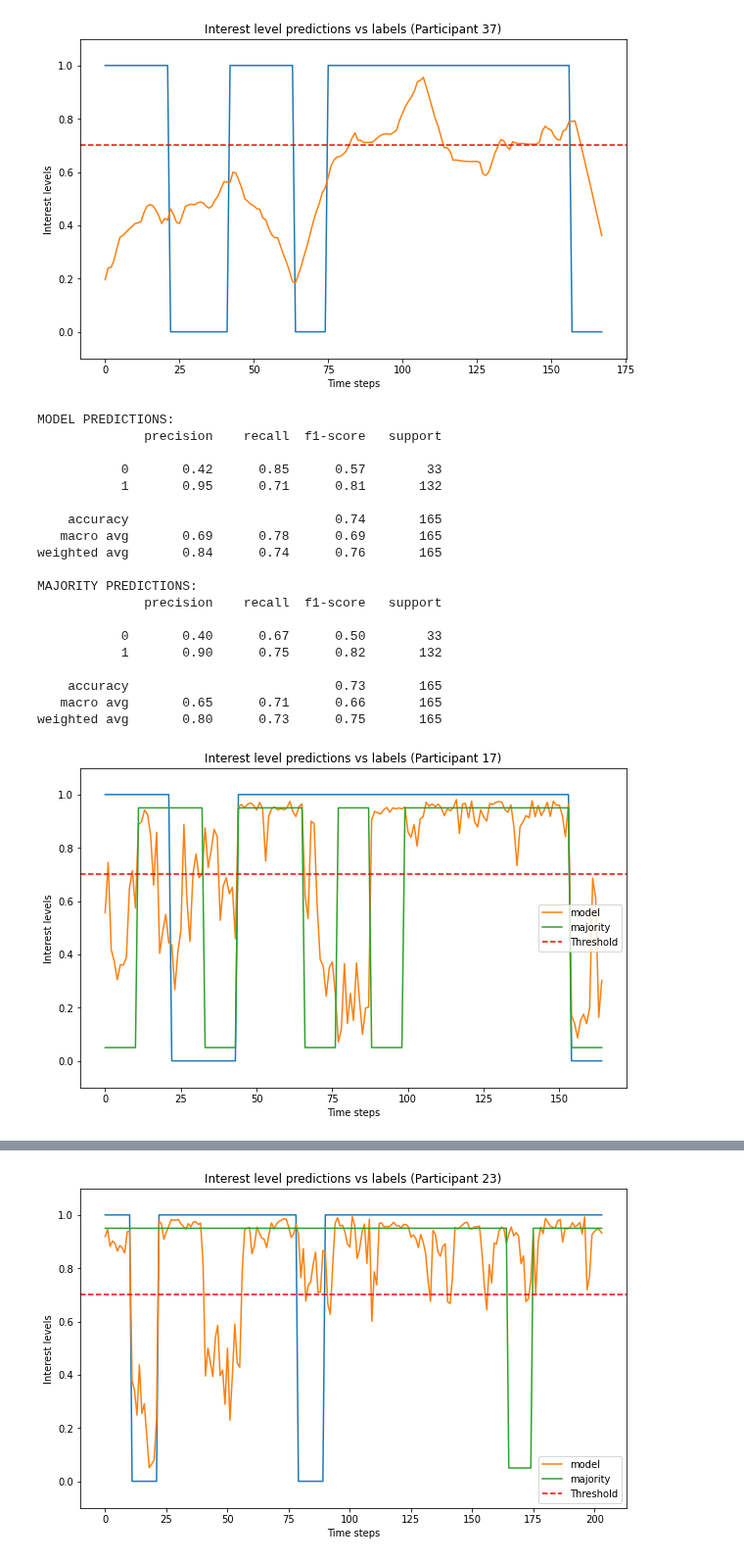
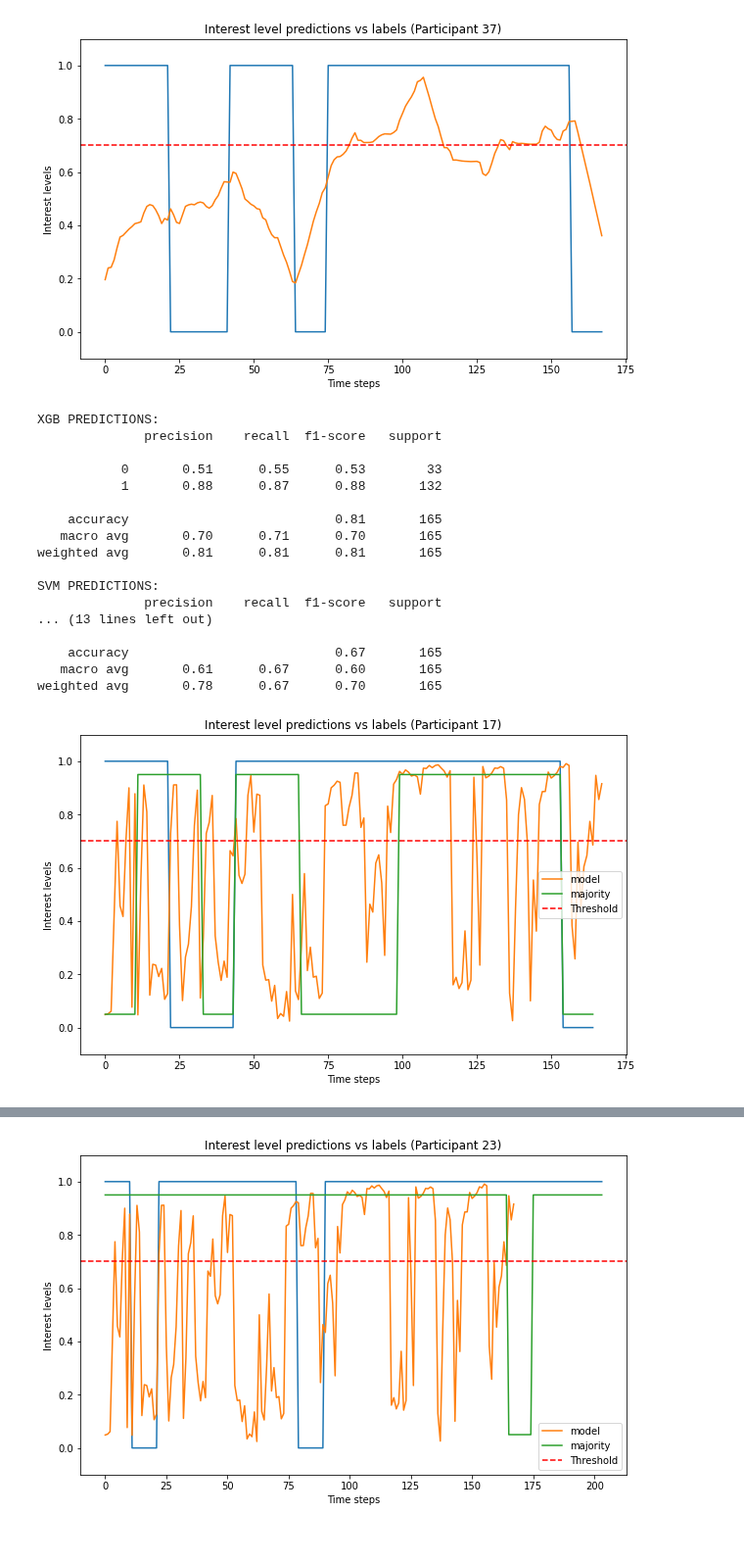
Before and after one commit to ramon284/Interest-predictor, a Jupyter notebook: zpredict.ipynb, the cells around one changed output, grey strips where cells are left out. Shown at 98% size. Drawn from its saved outputs; the diff is of its cells as text; code cells hidden in the pictures.

```diff
--- a/zpredict.ipynb
+++ b/zpredict.ipynb
@@ -34,11 +34,11 @@ def preprocess(df, humanCheck = False):
 
     featureTest = ['AU5', 'AU10', 'AU15', 'AU26', 'AU28', 'looking_away', 'AU1_diff', 'AU2_diff', 'AU4_diff', 'AU5_diff', 'AU6_diff', 'AU7_diff', 'AU9_diff', 'AU10_diff',
                    'AU11_diff', 'AU12_diff', 'AU14_diff', 'AU15_diff', 'AU17_diff', 'AU20_diff', 'AU23_diff', 'AU24_diff', 'AU25_diff', 'AU26_diff', 'AU28_diff',
-                   'AU43_diff', 'anger_diff', 'disgust_diff', 'fear_diff', 'happiness_diff', 'surprise_diff', 'neutral_diff', 'emotion_mirroring_diff']
+                   'AU43_diff', 'anger_diff', 'disgust_diff', 'fear_diff', 'happiness_diff', 'surprise_diff', 'neutral_diff']
     ##      + listEmoDiff
-    listOther = ['emotion_mirroring']
+    listOther = ['emotion_mirroring_diff']
 
-    totalcolumns = listBB + listLandmarks + listTime  + listEyes + featureTest# + listOther# + listFaceDirection
+    totalcolumns = listBB + listLandmarks + listTime  + listEyes + featureTest + listOther# + listFaceDirection
 
     df = df.drop(columns = totalcolumns)
     df = df.drop(columns=['pupil_direction', 'Person'])
@@ -610,7 +635,10 @@ weighted avg       0.76      0.58      0.61       168
 [figure]
 # %%
 test_indices = [17, 23, 32]
-y_pred_agg = []
+y_pred_agg_svm = []
+y_score_svm_agg = []
+y_pred_agg_xgb = []
+y_score_xgb_agg = []
 realLabels_agg = []
 liridon_agg = []
 elena_agg = []
@@ -639,13 +667,21 @@ for ind in test_indices:
     otherDF = otherDF.drop(columns=['Label', 'Frame', 'liridonLabels', 'elenaLabels', 'sunnyLabels'])
     otherDF = otherDF.fillna(otherDF.median())
 
-    y_pred_proba = svm_clf.predict_proba(otherDF)
-    y_pred = svm_clf.predict(otherDF)
-    y_pred_agg += y_pred.tolist()
+    y_score_svm = svm_clf.predict_proba(otherDF)[:, 1]
+    y_pred_svm = svm_clf.predict(otherDF)
+    y_pred_agg_svm += y_pred_svm.tolist()
+    y_score_svm_agg += y_pred_svm.tolist()
+
+    y_score_xgb = model.predict_proba(otherDF)[:, 1]
+    y_pred_xgb = model.predict(otherDF)
+    y_pred_agg_xgb += y_pred_xgb.tolist()
+    y_score_xgb_agg += y_pred_xgb.tolist()
+
     realLabels = chunked_df['Label'].tolist()
     realLabels_agg += realLabels
 
-    print(f"MODEL PREDICTIONS:\n{classification_report(realLabels, y_pred)}")
+    print(f"XGB PREDICTIONS:\n{classification_report(realLabels, y_pred_xgb)}")
+    print(f"SVM PREDICTIONS:\n{classification_report(realLabels, y_pred_svm)}")
     # print(f"LIRIDON PREDICTIONS:\n{classification_report(realLabels, liridonLabels)}")
     # print(f"ELENA PREDICTIONS:\n{classification_report(realLabels, elenaLabels)}")
     # print(f"SUNNY PREDICTIONS:\n{classification_report(realLabels, sunnyLabels)}")
@@ -663,45 +699,59 @@ for ind in test_indices:
 
     plt.figure(figsize=(10,6))
     plt.plot(chunked_df.index, chunked_df['Label'])
     plt.plot(range(len(temp)), temp, label='model')
     # plt.plot(range(len(liridonGraph)), liridonGraph, label='liridon')
     # plt.plot(range(len(elenaGraph)), elenaGraph, label='elena')
     # plt.plot(range(len(sunnyGraph)), sunnyGraph, label='sunny')
     plt.plot(range(len(majorityGraph)), majorityGraph, label='majority')
     plt.axhline(0.7, color='r', linestyle='--', label='Threshold')
 
 
     plt.xlabel('Time steps')
     plt.ylabel('Interest levels')
     plt.title(f'Interest level predictions vs labels (Participant {ind})')
     plt.ylim([-0.1, 1.1])  # this ensures that the y-axis is scaled appropriately for binary data
     plt.legend()
     plt.show()
 
+
+# Compute ROC curve and ROC area for SVM
+fpr_svm, tpr_svm, _ = roc_curve(realLabels_agg, y_score_svm_agg)
+roc_auc_svm = auc(fpr_svm, tpr_svm)
+
+# Compute ROC curve and ROC area for XGB
+fpr_xgb, tpr_xgb, _ = roc_curve(realLabels_agg, y_score_xgb_agg)
+roc_auc_xgb = auc(fpr_xgb, tpr_xgb)
+
+print(roc_auc_svm, roc_auc_xgb)
+
 print('--------------------------- FINAL SCORE ---------------------------')
-print(f"MODEL PREDICTIONS:\n{classification_report(realLabels_agg, y_pred_agg)}")
+print(f"XGB PREDICTIONS:\n{classification_report(realLabels_agg, y_pred_agg_xgb)}")
+print(f"SVM PREDICTIONS:\n{classification_report(realLabels_agg, y_pred_agg_svm)}")
 print(f"LIRIDON PREDICTIONS:\n{classification_report(realLabels_agg, liridon_agg)}")
+print(f'AUROC LIRIDON:{roc_auc_score(realLabels_agg, liridon_agg)}')
 print(f"ELENA PREDICTIONS:\n{classification_report(realLabels_agg, elena_agg)}")
+print(f'AUROC ELENA:{roc_auc_score(realLabels_agg, elena_agg)}')
 print(f"SUNNY PREDICTIONS:\n{classification_report(realLabels_agg, sunny_agg)}")
+print(f'AUROC SUNNY:{roc_auc_score(realLabels_agg, sunny_agg)}')
 print(f"MAJORITY PREDICTIONS:\n{classification_report(realLabels_agg, majority_agg)}")
+print(f'AUROC MAJORITY:{roc_auc_score(realLabels_agg, majority_agg)}')
 # %% [output]
-MODEL PREDICTIONS:
+XGB PREDICTIONS:
               precision    recall  f1-score   support
 
-           0       0.42      0.85      0.57        33
-           1       0.95      0.71      0.81       132
+           0       0.51      0.55      0.53        33
+           1       0.88      0.87      0.88       132
 
-    accuracy                           0.74       165
-   macro avg       0.69      0.78      0.69       165
-weighted avg       0.84      0.74      0.76       165
+    accuracy                           0.81       165
+   macro avg       0.70      0.71      0.70       165
+weighted avg       0.81      0.81      0.81       165
 
-MAJORITY PREDICTIONS:
+SVM PREDICTIONS:
               precision    recall  f1-score   support
+... (13 lines left out)
 
-           0       0.40      0.67      0.50        33
-           1       0.90      0.75      0.82       132
-
-    accuracy                           0.73       165
-   macro avg       0.65      0.71      0.66       165
-weighted avg       0.80      0.73      0.75       165
+    accuracy                           0.67       165
+   macro avg       0.61      0.67      0.60       165
+weighted avg       0.78      0.67      0.70       165
-[figure, old version]
+[figure, new version]
@@ -724,4 +772,4 @@ MAJORITY PREDICTIONS:
     accuracy                           0.84       204
    macro avg       0.44      0.47      0.46       204
 weighted avg       0.79      0.84      0.82       204
-[figure, old version]
+[figure, new version]
```
Also changed, not shown: parts of 12 cells of this notebook.
